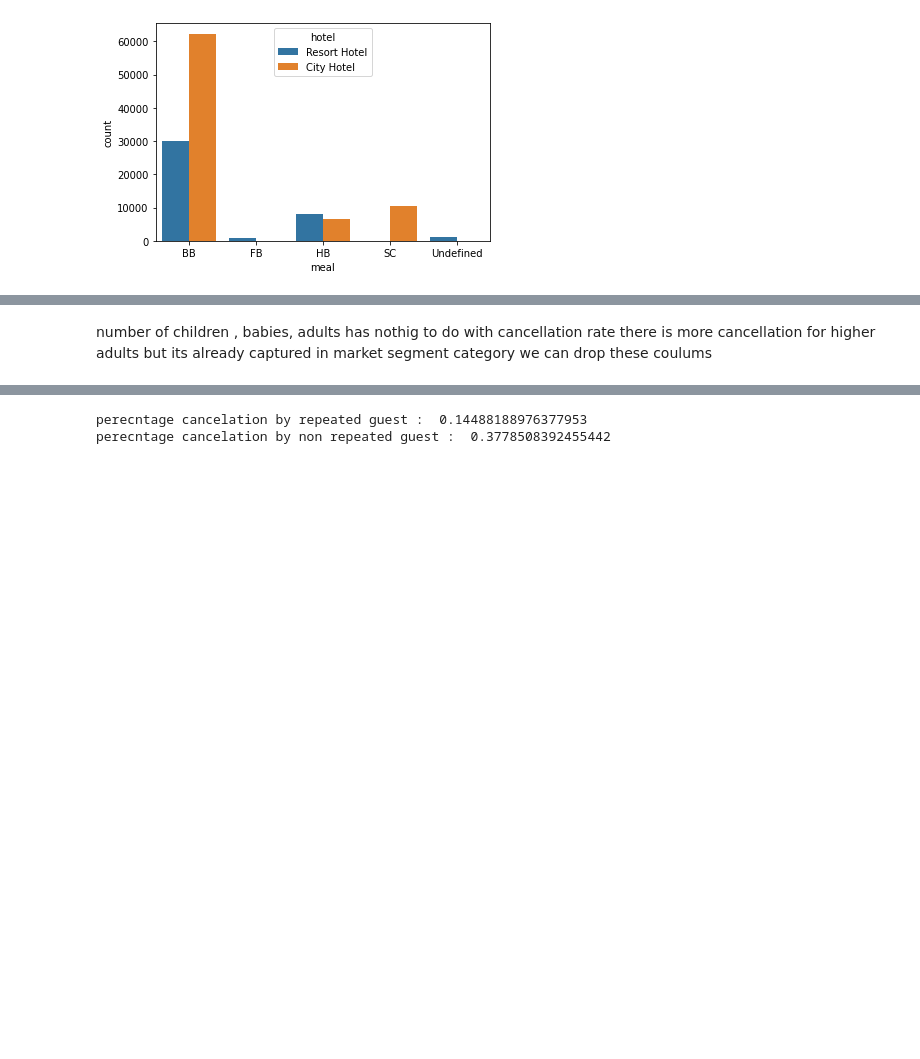
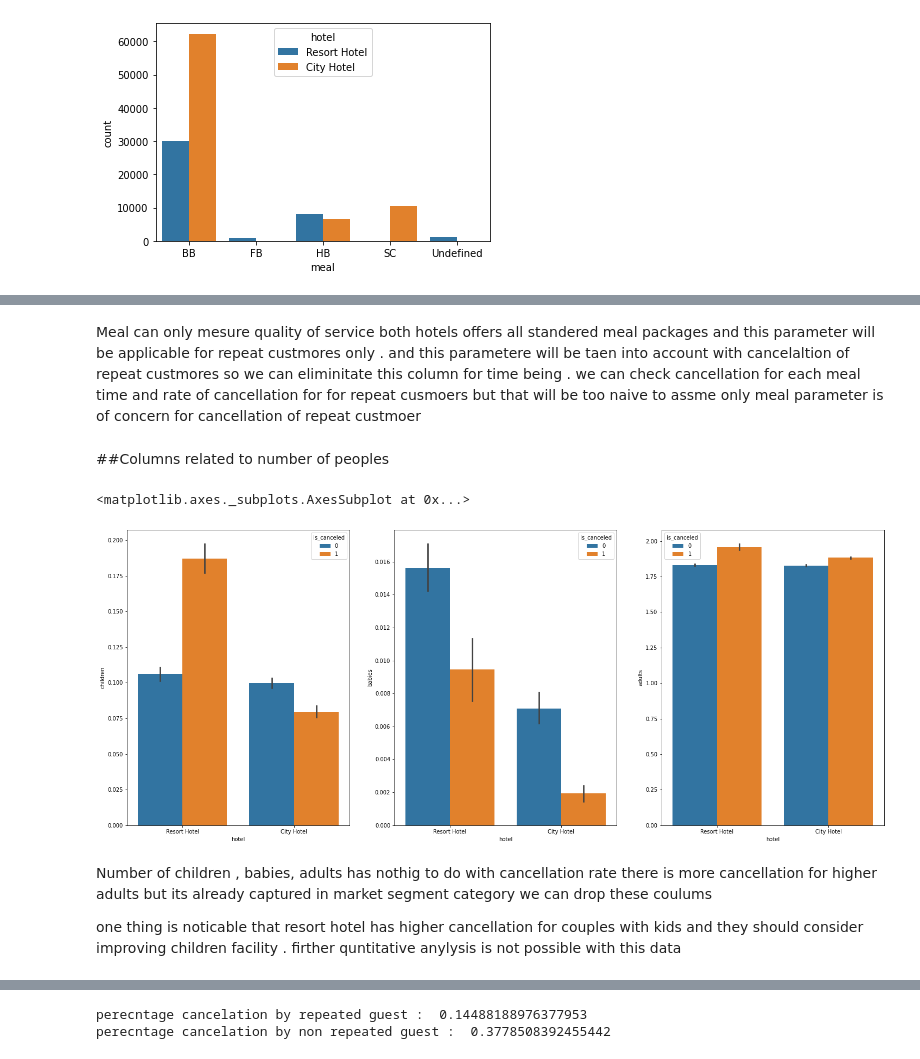
Before and after one commit to GaikwadSandesh/HotelBookingAnalysis, a Jupyter notebook: Hotel_Booking_Analysis_Capstone_Project.ipynb, the cells around one changed output, grey strips where cells are left out. Drawn from its saved outputs; the diff is of its cells as text; code cells hidden in the pictures; blank space fills up the shorter version.

```diff
--- a/Hotel_Booking_Analysis_Capstone_Project.ipynb
+++ b/Hotel_Booking_Analysis_Capstone_Project.ipynb
@@ -96,0 +102,5 @@ array(['BB', 'FB', 'HB', 'SC', 'Undefined'], dtype=object)
+# %%
+df['arrival_date'] = df['arrival_date_day_of_month'].astype(str) + '-' + df['arrival_date_month'].astype(str) + '-' +df['arrival_date_year'].astype(str)
+df['arrival_date']= pd.to_datetime(df['arrival_date'])
+# %%
+df.drop(columns=['arrival_date_day_of_month' , 'arrival_date_month' ,'arrival_date_year' , 'arrival_date_week_number' , 'reservation_status_date' ], inplace = True)
@@ -133,0 +113,14 @@ ax = sns.boxplot(y = 'adults', x= 'hotel', data=df, hue='is_canceled' )
+# %%
+df.drop(columns = ['meal'], inplace= True)
+# %% [markdown]
+Meal can only mesure quality of service both hotels offers all standered meal packages and this parameter will be applicable for repeat custmores only . and this parametere will be taen into account with cancelaltion of repeat custmores so we can eliminitate this column for time being . we can check cancellation for each meal time and rate of cancellation for for repeat cusmoers but that will be too naive to assme only meal parameter is of concern for cancellation of repeat custmoer
+# %% [markdown]
+##Columns related to number of peoples
+# %%
+fig , axis =plt.subplots(1, 3, figsize=(25,10))
+sns.barplot(y = 'children', x= 'hotel', data=df, hue='is_canceled' , ax=axis[0] )
+sns.barplot(y = 'babies',   x= 'hotel', data=df, hue='is_canceled' , ax =axis[1])
+sns.barplot(y = 'adults',   x= 'hotel', data=df, hue='is_canceled' , ax =axis[2] )
+# %% [output]
+<matplotlib.axes._subplots.AxesSubplot at 0x...>
+[figure, added]
@@ -134,2 +129,5 @@ ax = sns.boxplot(y = 'adults', x= 'hotel', data=df, hue='is_canceled' )
 # %% [markdown]
-number of children , babies, adults has nothig to do with cancellation rate there is more cancellation for higher adults but its already captured in market segment category we can drop these coulums
+Number of children , babies, adults has nothig to do with cancellation rate there is more cancellation for higher adults but its already captured in market segment category we can drop these coulums
+
+one thing is noticable that resort hotel has higher  cancellation for couples with kids and they should consider improving  children facility .
+firther quntitative anylysis is not possible with this data
```
Also changed, not shown: parts of 49 cells of this notebook.
